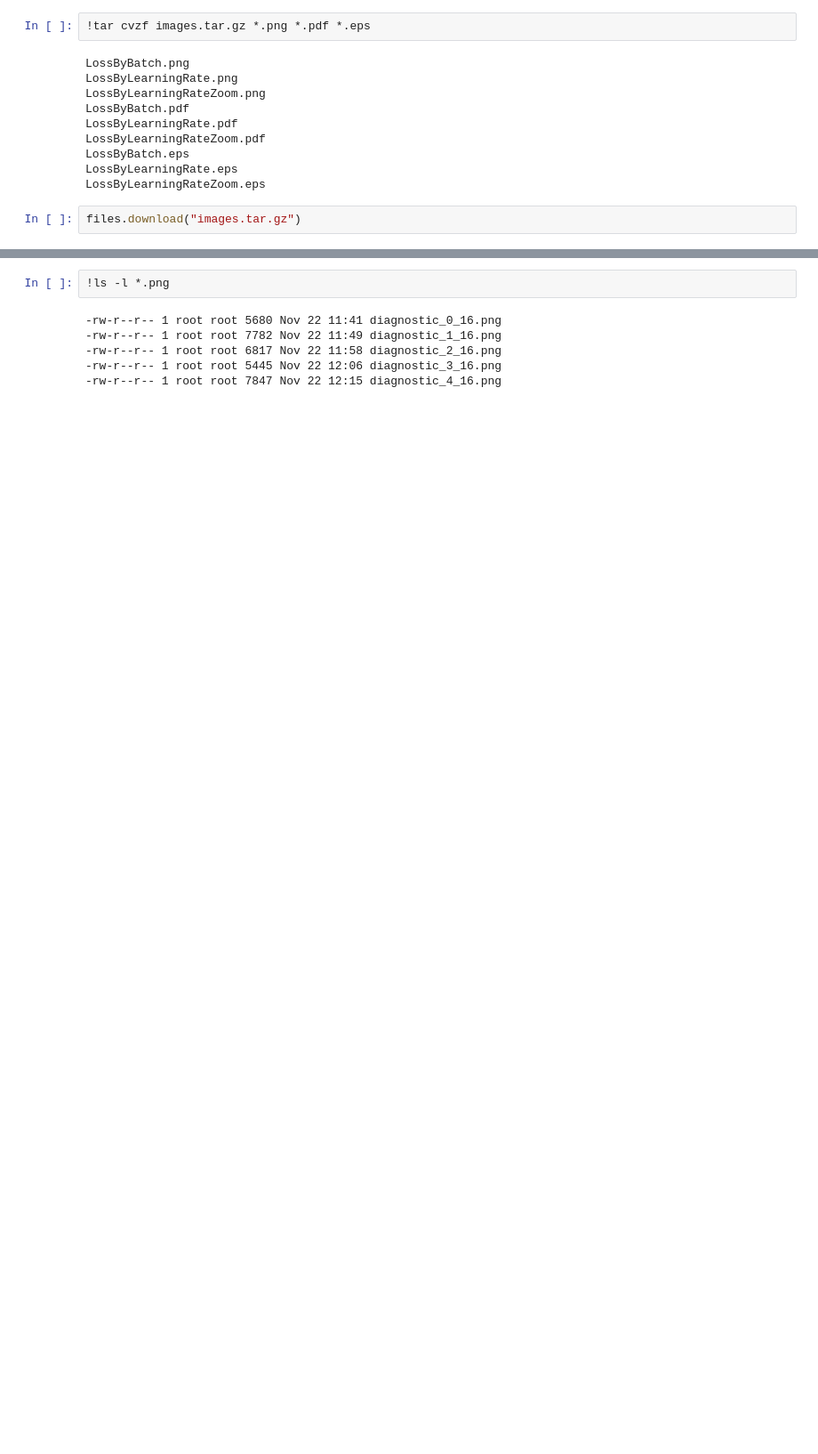
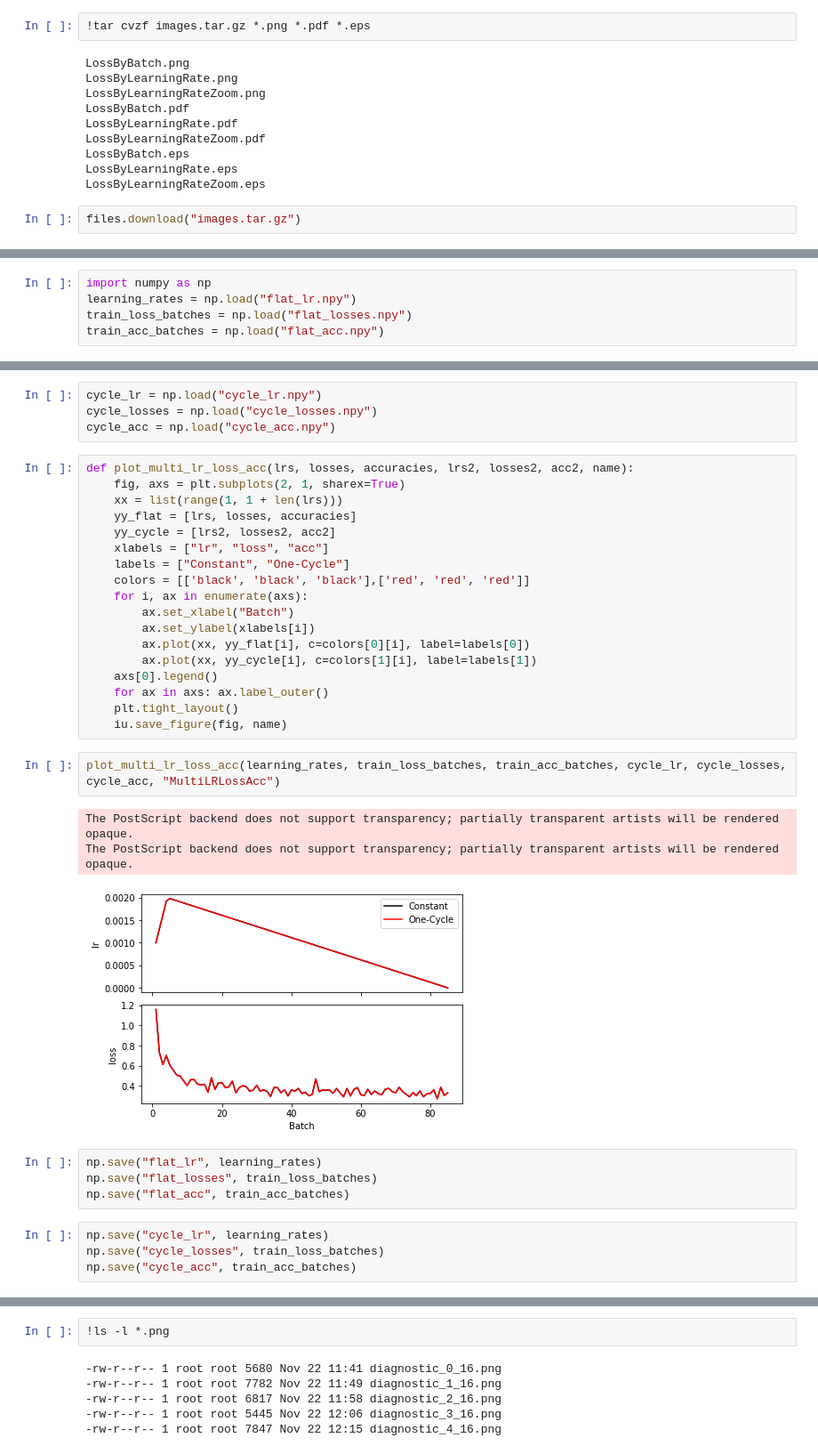
Before and after one commit to AndyChappell/SemanticSegmentation, a Jupyter notebook: dune_network.ipynb, the cells around one changed output, grey strips where cells are left out. Shown at 89% size. Saved outputs shown, nothing was run; the diff lists cells and outputs as text; blank space fills up the shorter version.

```diff
--- a/dune_network.ipynb
+++ b/dune_network.ipynb
@@ -234,0 +474,5 @@ Epoch 5 : loss 0.43066301766563864 acc 0.8273724107181325   val_loss 0.386090832
+# %%
+import numpy as np
+learning_rates = np.load("flat_lr.npy")
+train_loss_batches = np.load("flat_losses.npy")
+train_acc_batches = np.load("flat_acc.npy")
@@ -234,0 +492,36 @@ Epoch 5 : loss 0.43066301766563864 acc 0.8273724107181325   val_loss 0.386090832
+# %%
+cycle_lr = np.load("cycle_lr.npy")
+cycle_losses = np.load("cycle_losses.npy")
+cycle_acc = np.load("cycle_acc.npy")
+# %%
+def plot_multi_lr_loss_acc(lrs, losses, accuracies, lrs2, losses2, acc2, name):
+    fig, axs = plt.subplots(2, 1, sharex=True)
+    xx = list(range(1, 1 + len(lrs)))
+    yy_flat = [lrs, losses, accuracies]
+    yy_cycle = [lrs2, losses2, acc2]
+    xlabels = ["lr", "loss", "acc"]
+    labels = ["Constant", "One-Cycle"]
+    colors = [['black', 'black', 'black'],['red', 'red', 'red']]
+    for i, ax in enumerate(axs):
+        ax.set_xlabel("Batch")
+        ax.set_ylabel(xlabels[i])
+        ax.plot(xx, yy_flat[i], c=colors[0][i], label=labels[0])
+        ax.plot(xx, yy_cycle[i], c=colors[1][i], label=labels[1])
+    axs[0].legend()
+    for ax in axs: ax.label_outer()
+    plt.tight_layout()
+    iu.save_figure(fig, name)
+# %%
+plot_multi_lr_loss_acc(learning_rates, train_loss_batches, train_acc_batches, cycle_lr, cycle_losses, cycle_acc, "MultiLRLossAcc")
+# %% [output]
+The PostScript backend does not support transparency; partially transparent artists will be rendered opaque.
+The PostScript backend does not support transparency; partially transparent artists will be rendered opaque.
+[figure, added]
+# %%
+np.save("flat_lr", learning_rates)
+np.save("flat_losses", train_loss_batches)
+np.save("flat_acc", train_acc_batches)
+# %%
+np.save("cycle_lr", learning_rates)
+np.save("cycle_losses", train_loss_batches)
+np.save("cycle_acc", train_acc_batches)
```
Also changed, not shown: parts of 31 cells of this notebook.
